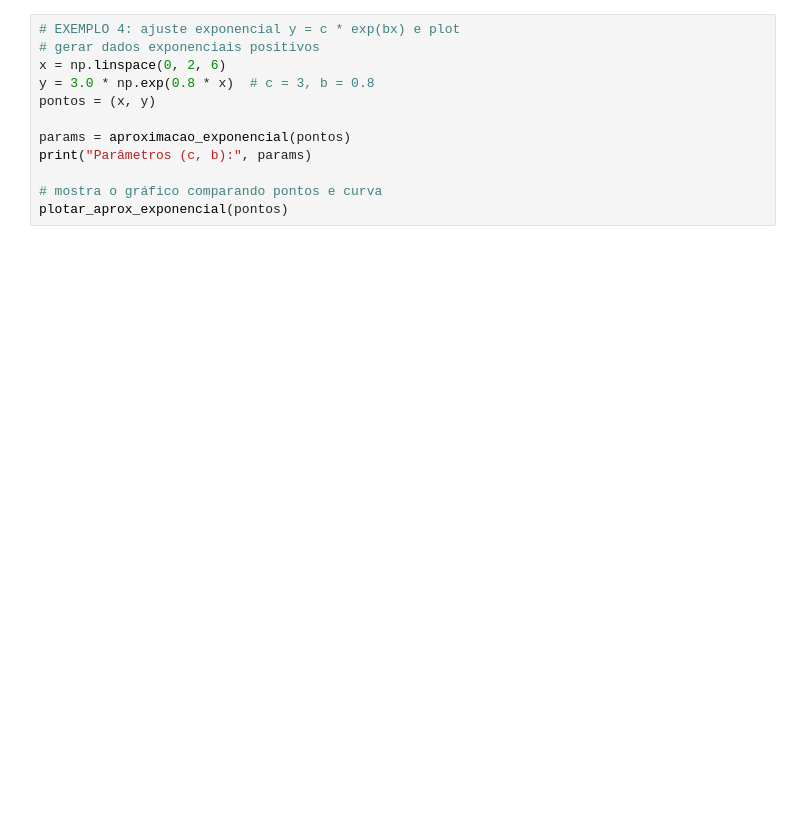
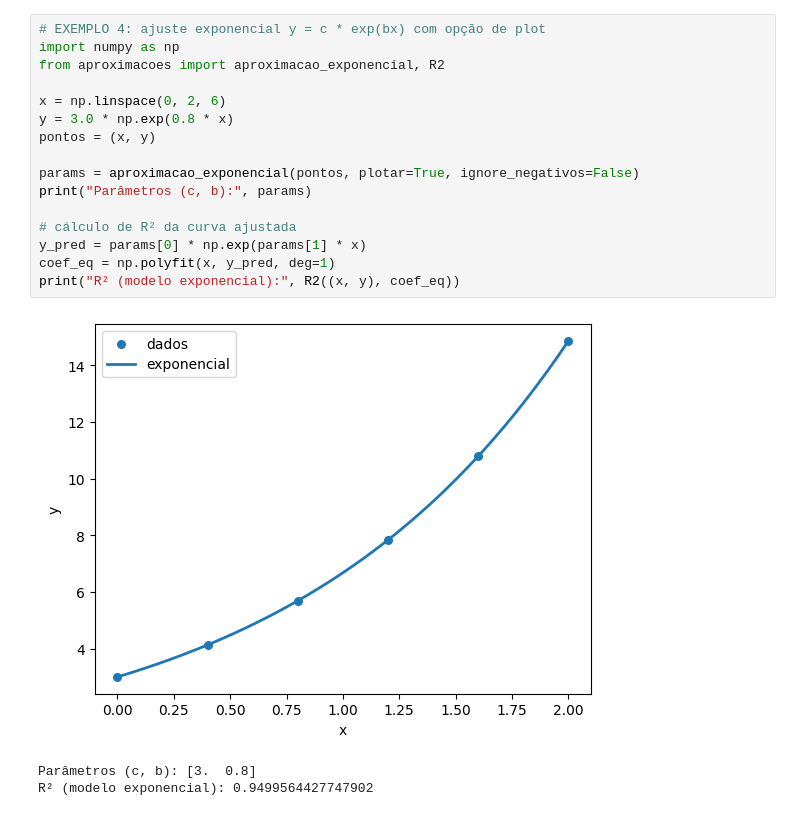
Before and after one commit to al-gabriel-martinez/CB2325NumericaG-03-, a Jupyter notebook: Pasta_de_Exemplos/Exemplo_de_Aproximacao.ipynb, the cells around one changed output. Cells and saved outputs as stored; diff of their text form; blank space fills up the shorter version.

```diff
--- a/Pasta_de_Exemplos/Exemplo_de_Aproximacao.ipynb
+++ b/Pasta_de_Exemplos/Exemplo_de_Aproximacao.ipynb
@@ -52,12 +65,20 @@ print("Coef aleatório:", coef_ale, "  SSR aleatório:", erro_ale)
 # %%
-# EXEMPLO 4: ajuste exponencial y = c * exp(bx) e plot
-# gerar dados exponenciais positivos
+# EXEMPLO 4: ajuste exponencial y = c * exp(bx) com opção de plot
+import numpy as np
+from aproximacoes import aproximacao_exponencial, R2
+
 x = np.linspace(0, 2, 6)
-y = 3.0 * np.exp(0.8 * x)  # c = 3, b = 0.8
+y = 3.0 * np.exp(0.8 * x)
 pontos = (x, y)
 
-params = aproximacao_exponencial(pontos)
+params = aproximacao_exponencial(pontos, plotar=True, ignore_negativos=False)
 print("Parâmetros (c, b):", params)
 
-# mostra o gráfico comparando pontos e curva
-plotar_aprox_exponencial(pontos)
+# cálculo de R² da curva ajustada
+y_pred = params[0] * np.exp(params[1] * x)
+coef_eq = np.polyfit(x, y_pred, deg=1)
+print("R² (modelo exponencial):", R2((x, y), coef_eq))
+# %% [output]
+[figure, added]
+Parâmetros (c, b): [3.  0.8]
+R² (modelo exponencial): 0.9499564427747902
```
Also changed, not shown: parts of 4 cells of this notebook.
